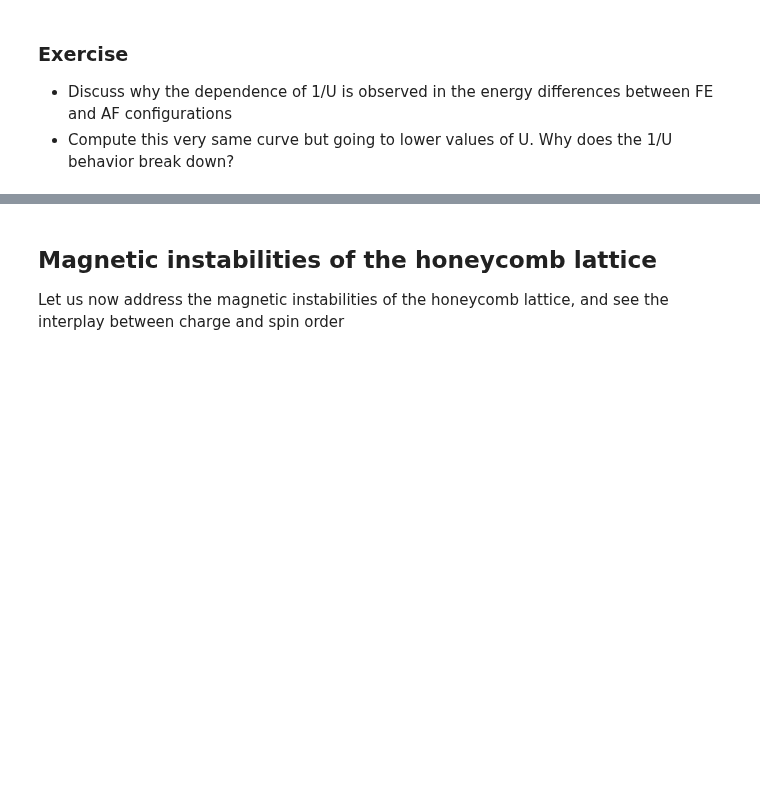
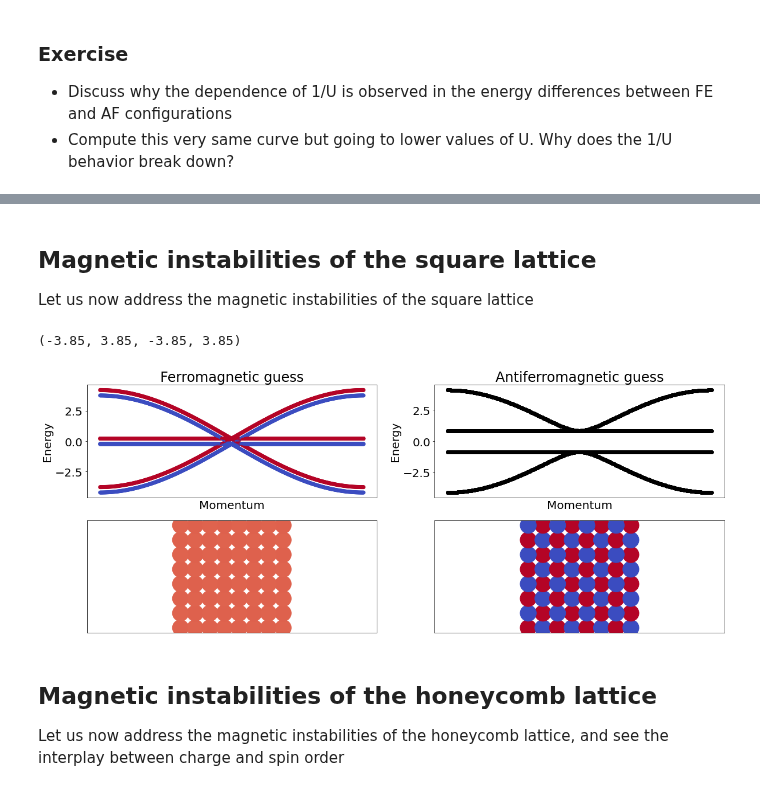
Before and after one commit to joselado/jyvaskyla_summer_school_2022, a Jupyter notebook: sessions/session3.ipynb, the cells around one changed output, grey strips where cells are left out. Cells and saved outputs as stored; diff of their text form; code cells hidden in the pictures; blank space fills up the shorter version.

```diff
--- a/sessions/session3.ipynb
+++ b/sessions/session3.ipynb
@@ -75,3 +105,39 @@ Text(0, 0.5, 'Energy FE - AF')
+# %% [markdown]
+## Magnetic instabilities of the square lattice
+Let us now address the magnetic instabilities of the square lattice
+# %%
+g = geometry.square_lattice_bipartite() # generate a chain with two sites per unit cell
+h = g.get_hamiltonian() # generate the Hamiltonian
+
+# let us now add interactions, and compute the electronic structure
+U = 3.0 # value of the local interaction
+
+# first with a ferromagnetic guess
+plt.subplot(2,2,1)
+plt.title("Ferromagnetic guess")
+hfe = h.get_mean_field_hamiltonian(U=U,mf="ferro",mix=0.9) # FE guess
+(k,e,c) = hfe.get_bands(operator="sz") # compute band structure
+plt.scatter(k,e,c=c) ; plt.xlabel("Momentum") ; plt.ylabel("Energy") ; plt.xticks([]) # plot
+
+# plot magnetization
+hs = hfe.get_supercell(4) ; gs = hs.geometry ; mz = hs.extract("mz") # supercell geometry and Mz
+plt.subplot(2,2,3)
+plt.scatter(gs.r[:,0],gs.r[:,1],c=mz,vmin=-.3,vmax=.3,s=800) ; plt.yticks([]) ; plt.xticks([]) ; plt.axis("equal")
+
+# and with an antiferromagnetic guess
+plt.subplot(2,2,2)
+plt.title("Antiferromagnetic guess")
+haf = h.get_mean_field_hamiltonian(U=U,mf="antiferro",mix=0.9) # AF guess
+(k,e) = haf.get_bands() # compute band structure
+plt.scatter(k,e,c="black") ; plt.xlabel("Momentum") ; plt.ylabel("Energy") ; plt.xticks([]) # plot
+
+# plot magnetization
+hs = haf.get_supercell(4) ; gs = hs.geometry ; mz = hs.extract("mz") # supercell geometry and Mz
+plt.subplot(2,2,4)
+plt.scatter(gs.r[:,0],gs.r[:,1],c=mz,vmin=-.3,vmax=.3,s=800) ; plt.yticks([]) ; plt.xticks([]) ; plt.axis("equal")
+# %% [output]
+(-3.85, 3.85, -3.85, 3.85)
+[figure, added]
 # %% [markdown]
 ## Magnetic instabilities of the honeycomb lattice
 Let us now address the magnetic instabilities of the honeycomb lattice, and see the interplay between charge and spin order
```
Also changed, not shown: parts of 6 cells of this notebook, 1 other file.
